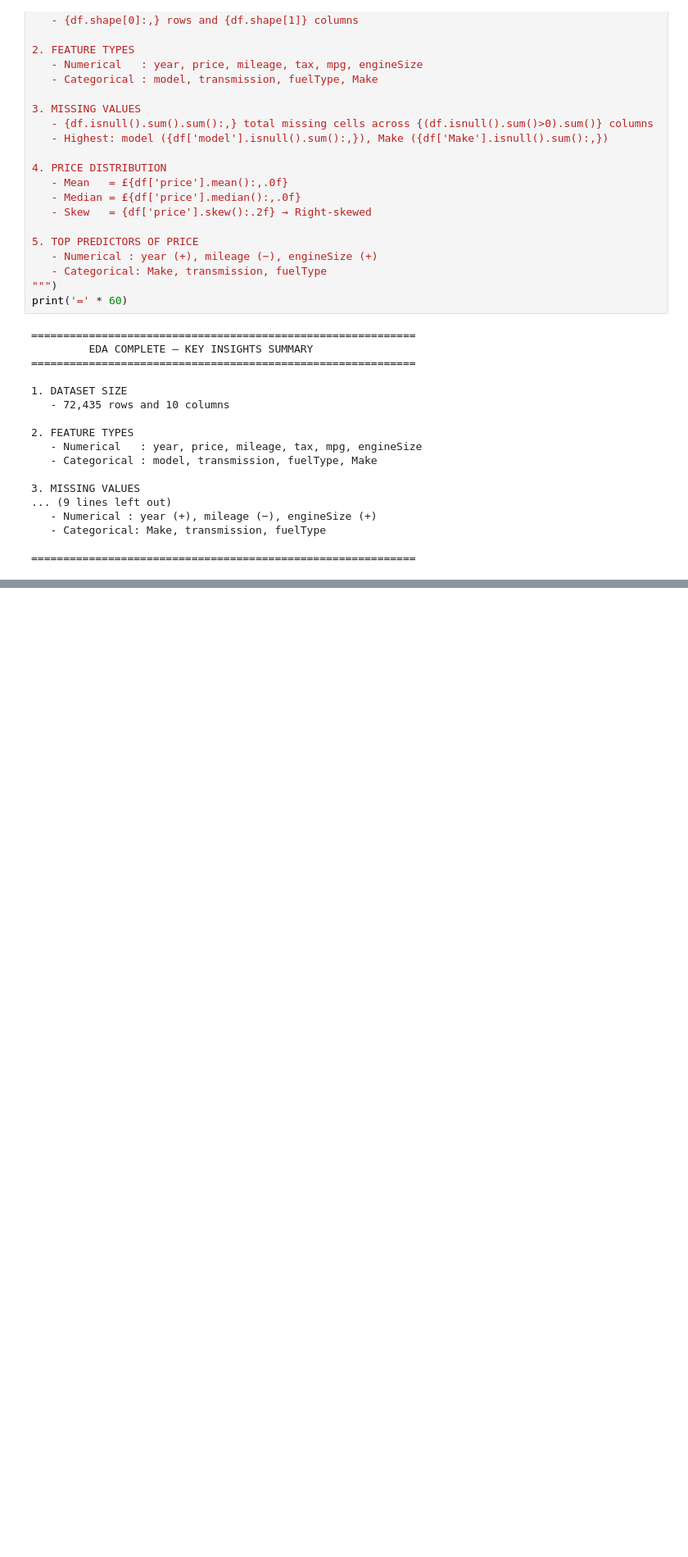
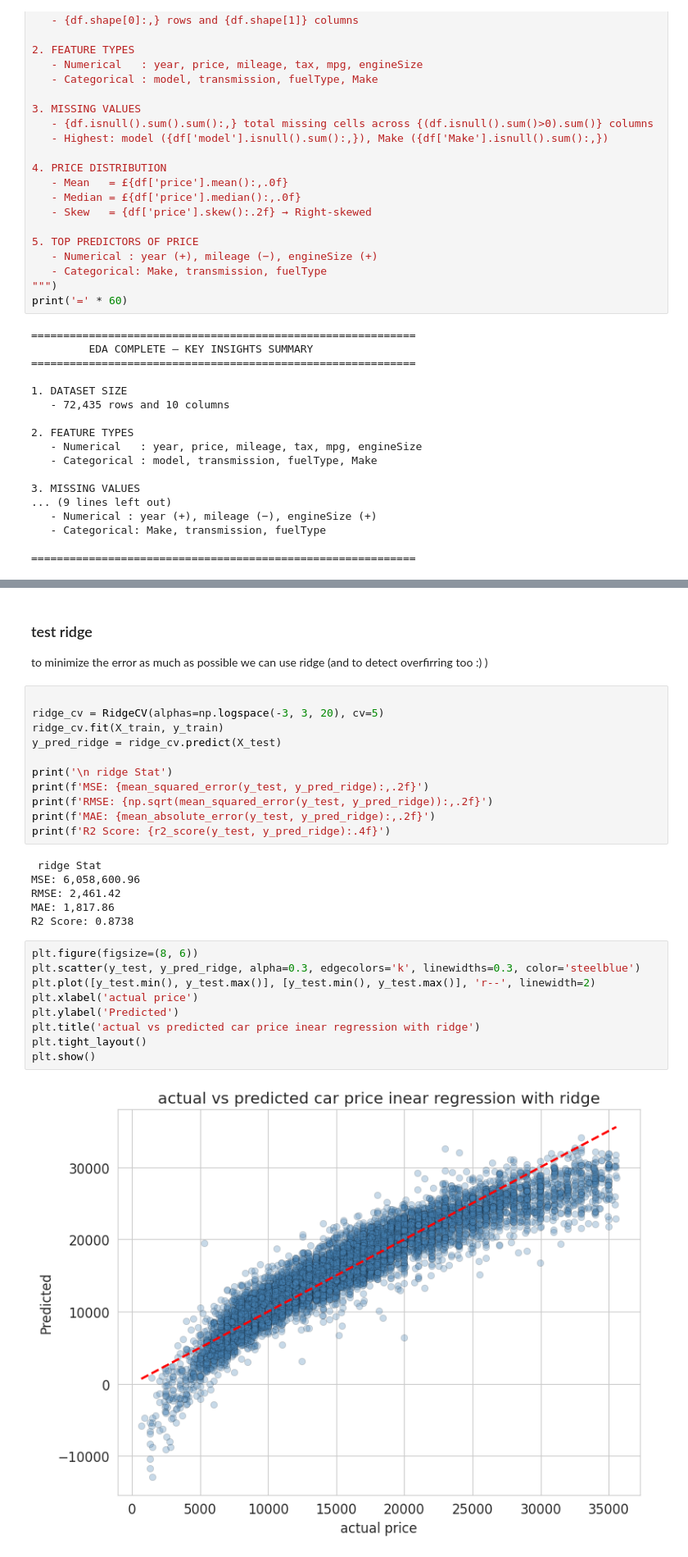
Before and after one commit to Kareem31415/Machine-Learning-Assignment-I, a Jupyter notebook: Main.ipynb, the cells around one changed output, grey strips where cells are left out. Shown at 82% size. Drawn from its saved outputs; the diff is of its cells as text; blank space fills up the shorter version.

```diff
--- a/EDA.ipynb
+++ b/Main.ipynb
@@ -475,0 +702,32 @@ print('=' * 60)
+# %% [markdown]
+### test ridge
+to minimize the error as much as possible
+we can use ridge (and to detect overfirring too :) )
+# %%
+
+ridge_cv = RidgeCV(alphas=np.logspace(-3, 3, 20), cv=5)
+ridge_cv.fit(X_train, y_train)
+y_pred_ridge = ridge_cv.predict(X_test)
+
+print('\n ridge Stat')
+print(f'MSE: {mean_squared_error(y_test, y_pred_ridge):,.2f}')
+print(f'RMSE: {np.sqrt(mean_squared_error(y_test, y_pred_ridge)):,.2f}')
+print(f'MAE: {mean_absolute_error(y_test, y_pred_ridge):,.2f}')
+print(f'R2 Score: {r2_score(y_test, y_pred_ridge):.4f}')
+# %% [output]
+ ridge Stat
+MSE: 6,058,600.96
+RMSE: 2,461.42
+MAE: 1,817.86
+R2 Score: 0.8738
+# %%
+plt.figure(figsize=(8, 6))
+plt.scatter(y_test, y_pred_ridge, alpha=0.3, edgecolors='k', linewidths=0.3, color='steelblue')
+plt.plot([y_test.min(), y_test.max()], [y_test.min(), y_test.max()], 'r--', linewidth=2)
+plt.xlabel('actual price')
+plt.ylabel('Predicted')
+plt.title('actual vs predicted car price inear regression with ridge')
+plt.tight_layout()
+plt.show()
+# %% [output]
+[figure, added]
```
Also changed, not shown: parts of 22 cells of this notebook, 3 other files.
